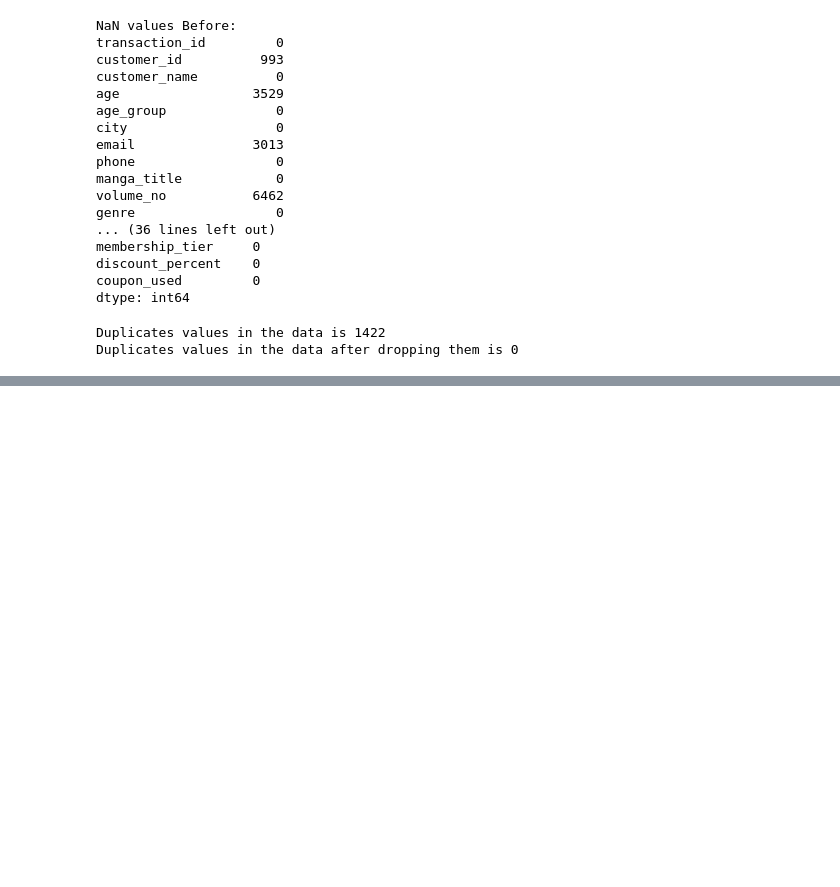
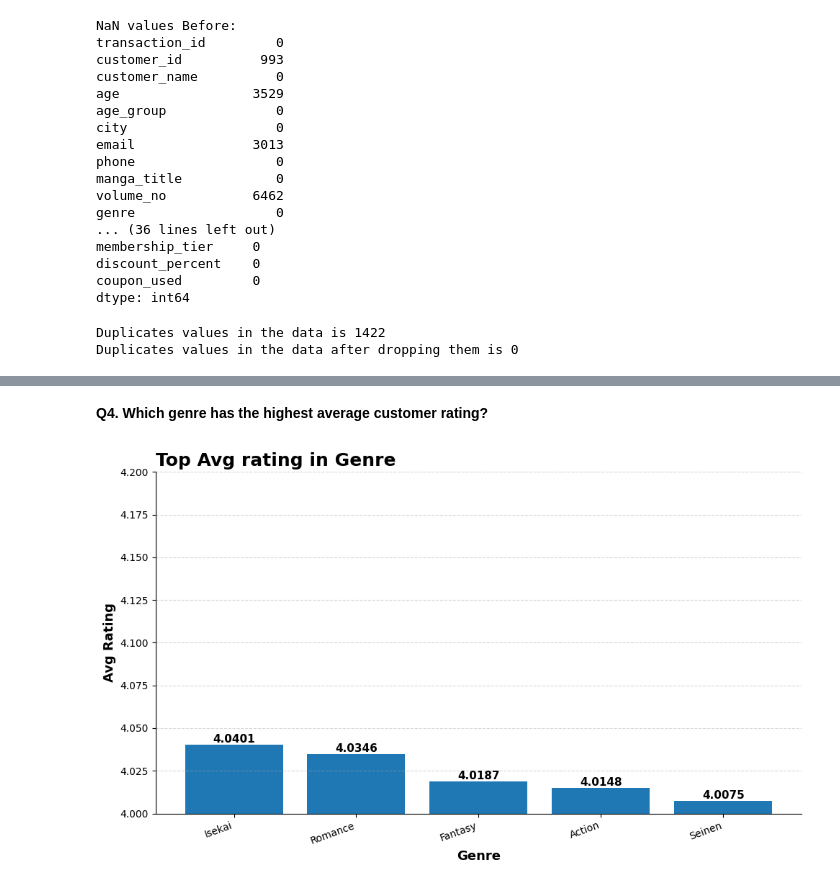
Before and after one commit to Abhaypanchal5/Data-Analytics-Portfolio, a Jupyter notebook: 04_End-To-End-Project/Manga Sales/NoteBook/Manga.ipynb, the cells around one changed output, grey strips where cells are left out. Drawn from its saved outputs; the diff is of its cells as text; code cells hidden in the pictures; blank space fills up the shorter version.

```diff
--- a/04_End-To-End-Project/Manga Sales/NoteBook/Manga.ipynb
+++ b/04_End-To-End-Project/Manga Sales/NoteBook/Manga.ipynb
@@ -399,0 +537,39 @@ Duplicates values in the data after dropping them is 0
+# %% [markdown]
+**Q4. Which genre has the highest average customer rating?**
+# %%
+plot = df_copy.groupby('genre')['customer_rating'].mean().round(4).sort_values(ascending=False).head()
+
+plt.figure(figsize=(10,6))
+
+bars = plt.bar(plot.index, plot.values)
+
+
+plt.xticks(rotation=20, ha='right')
+
+ax = plt.gca()
+
+for bar in bars:
+    height = bar.get_height()
+    plt.text(
+        bar.get_x() + bar.get_width()/2,
+        height,
+        f"{height}",
+        ha='center',
+        va='bottom',
+        fontsize=11,
+        weight='bold'
+    )
+
+plt.title('Top Avg rating in Genre', fontsize=18, weight='bold',loc='left')
+plt.ylabel('Avg Rating', fontsize=13, weight='bold')
+plt.xlabel('Genre', fontsize=13, weight='bold')
+
+ax.spines[['top','right']].set_visible(False)
+ax.yaxis.grid(True, linestyle='--', alpha=0.5)
+
+plt.ylim(4, 4.2)
+
+plt.tight_layout()
+plt.show()
+# %% [output]
+[figure, added]
```
Also changed, not shown: parts of 20 cells of this notebook.
